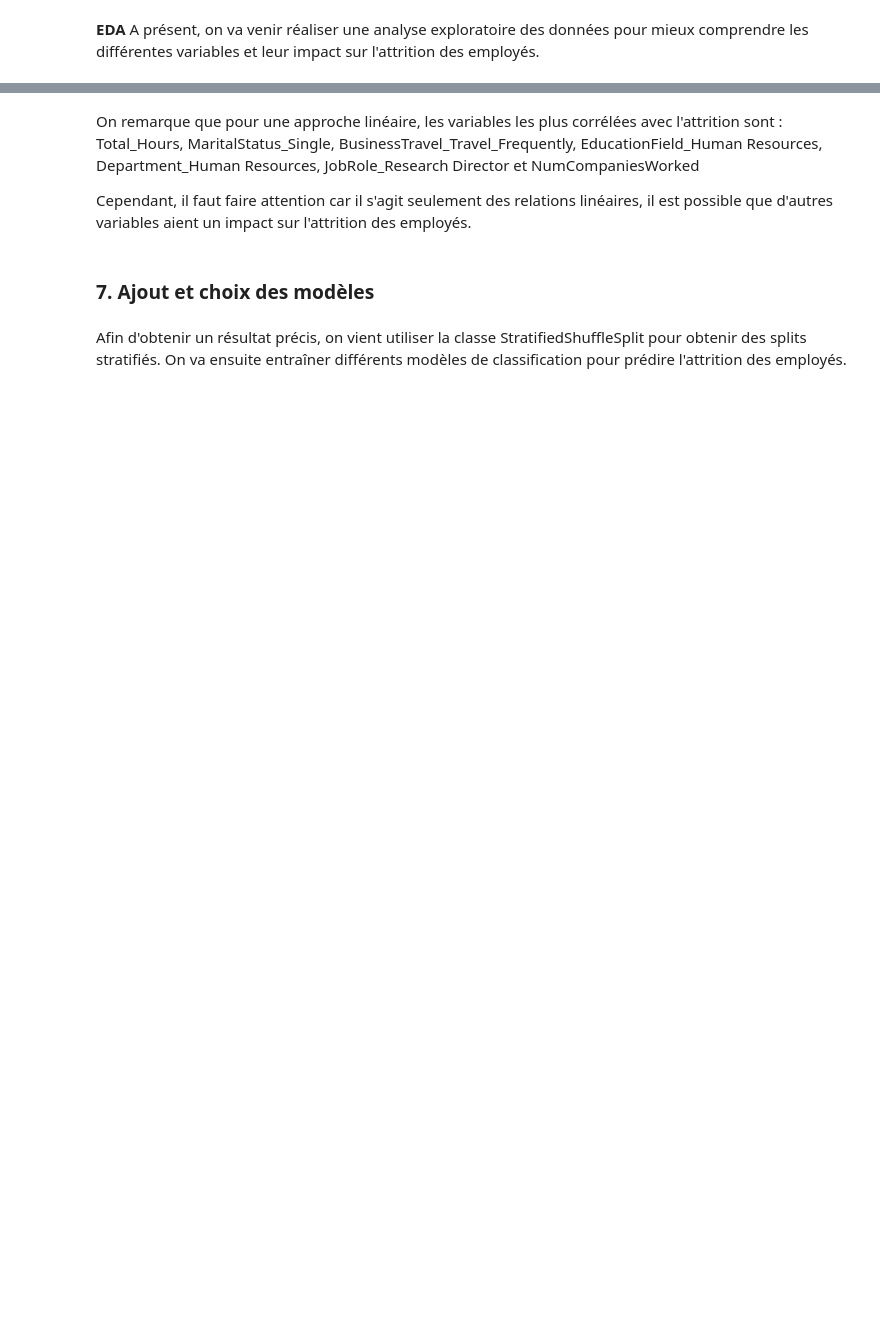
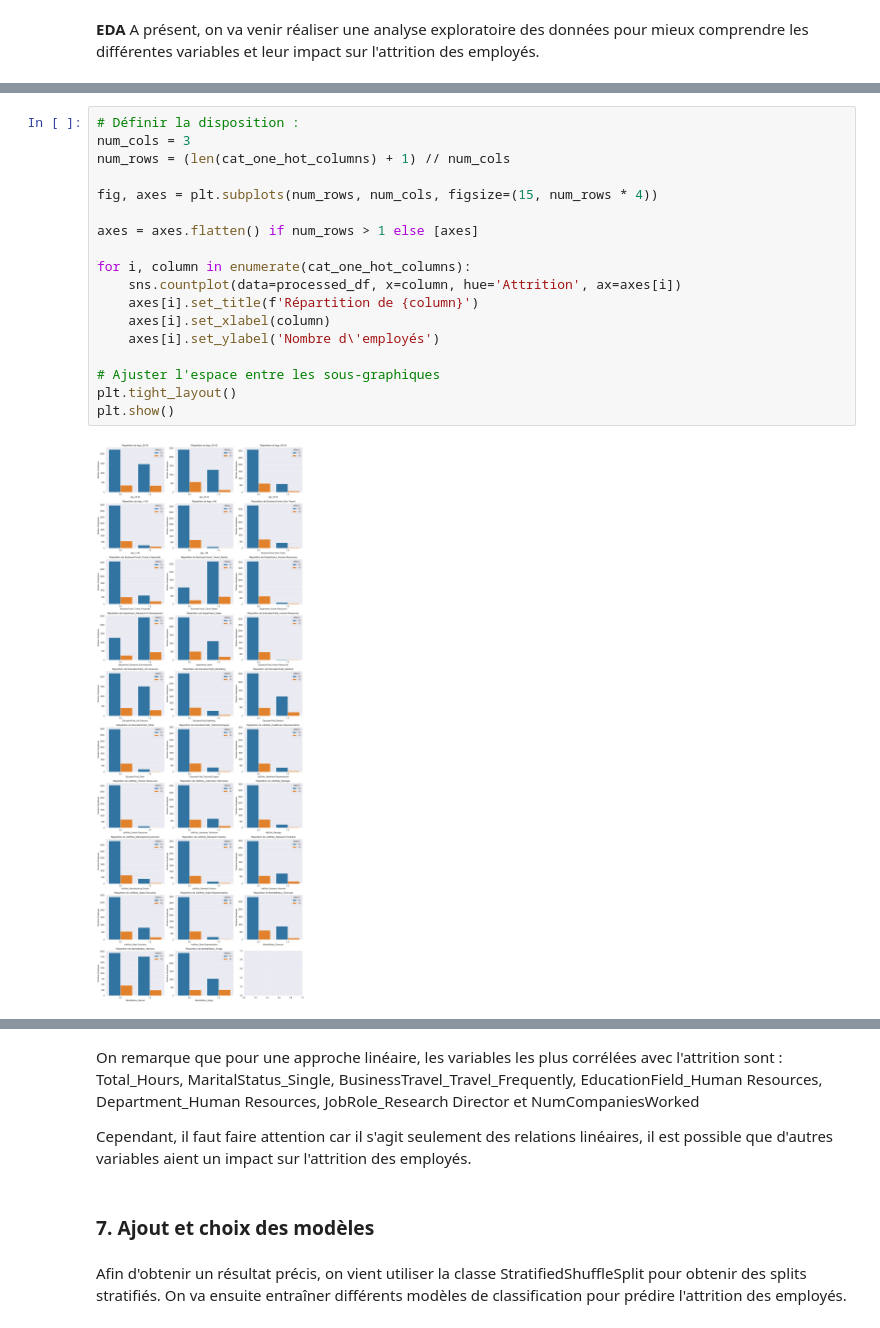
Before and after one commit to warren-gaure/projet-ia, a Jupyter notebook: notebooks/Livrable.ipynb, the cells around one changed output, grey strips where cells are left out. Cells and saved outputs as stored; diff of their text form; blank space fills up the shorter version.

```diff
--- a/notebooks/Livrable.ipynb
+++ b/notebooks/Livrable.ipynb
@@ -465,0 +468,20 @@ Name: Attrition, dtype: float64
+# %%
+# Définir la disposition :
+num_cols = 3
+num_rows = (len(cat_one_hot_columns) + 1) // num_cols
+
+fig, axes = plt.subplots(num_rows, num_cols, figsize=(15, num_rows * 4))
+
+axes = axes.flatten() if num_rows > 1 else [axes]
+
+for i, column in enumerate(cat_one_hot_columns):
+    sns.countplot(data=processed_df, x=column, hue='Attrition', ax=axes[i])
+    axes[i].set_title(f'Répartition de {column}')
+    axes[i].set_xlabel(column)
+    axes[i].set_ylabel('Nombre d\'employés')
+
+# Ajuster l'espace entre les sous-graphiques
+plt.tight_layout()
+plt.show()
+# %% [output]
+[figure, added]
```
Also changed, not shown: parts of 17 cells of this notebook.
